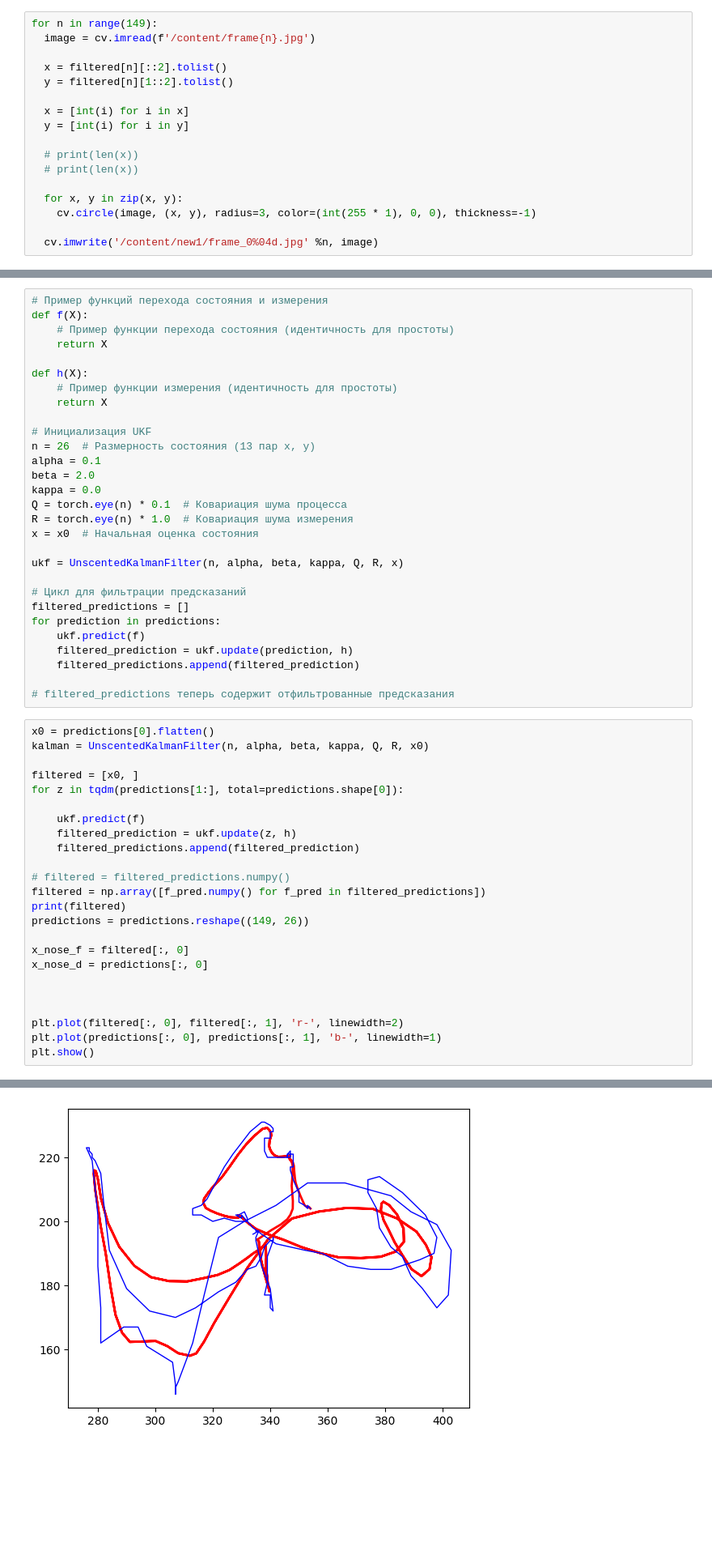
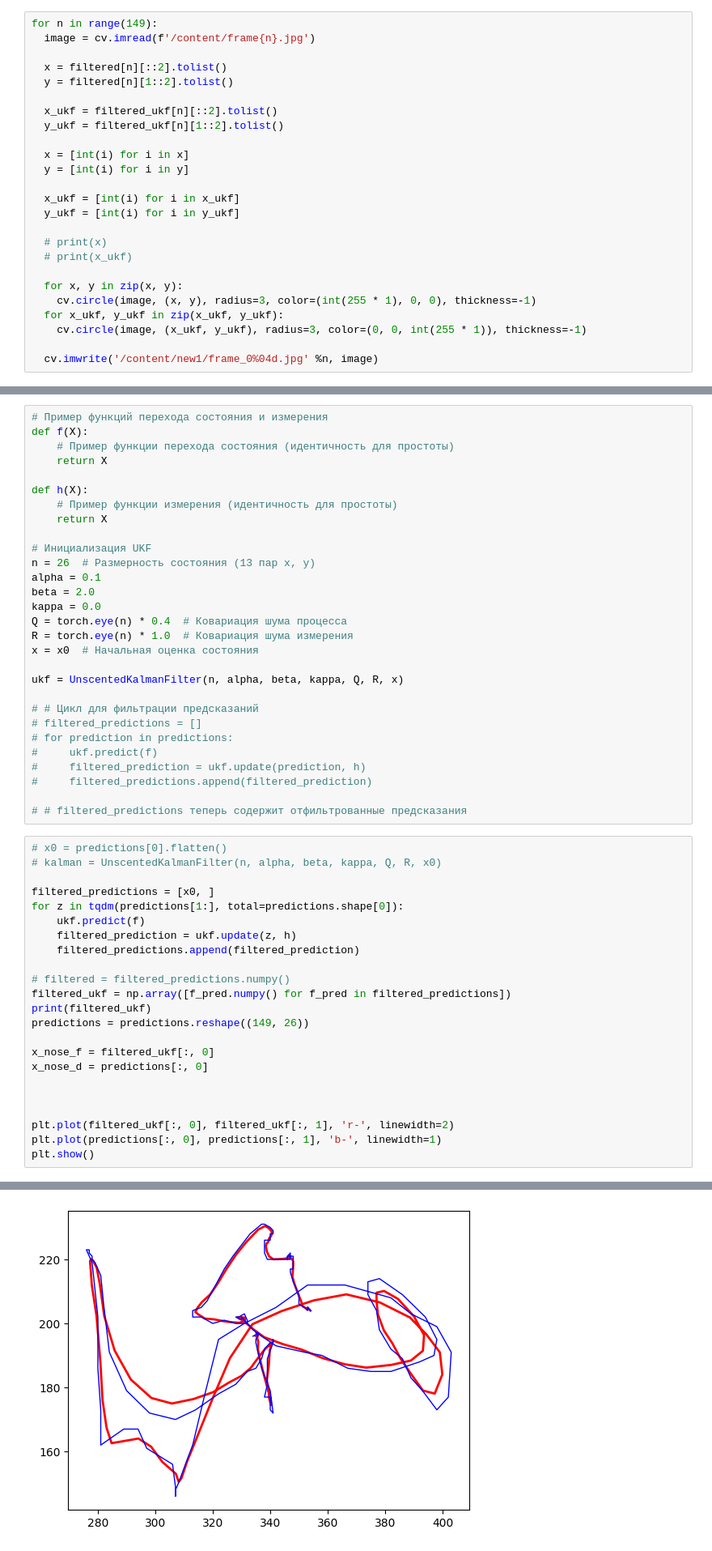
Before and after one commit to ann04ka/CV_exercises, a Jupyter notebook: Kalman.ipynb, the cells around one changed output, grey strips where cells are left out. Shown at 81% size. Cells and saved outputs as stored; diff of their text form; blank space fills up the shorter version.

```diff
--- a/Kalman.ipynb
+++ b/Kalman.ipynb
@@ -744,14 +769,22 @@ for n in range(149):
   x = filtered[n][::2].tolist()
   y = filtered[n][1::2].tolist()
 
+  x_ukf = filtered_ukf[n][::2].tolist()
+  y_ukf = filtered_ukf[n][1::2].tolist()
+
   x = [int(i) for i in x]
   y = [int(i) for i in y]
 
-  # print(len(x))
-  # print(len(x))
+  x_ukf = [int(i) for i in x_ukf]
+  y_ukf = [int(i) for i in y_ukf]
+
+  # print(x)
+  # print(x_ukf)
 
   for x, y in zip(x, y):
     cv.circle(image, (x, y), radius=3, color=(int(255 * 1), 0, 0), thickness=-1)
+  for x_ukf, y_ukf in zip(x_ukf, y_ukf):
+    cv.circle(image, (x_ukf, y_ukf), radius=3, color=(0, 0, int(255 * 1)), thickness=-1)
 
   cv.imwrite('/content/new1/frame_0%04d.jpg' %n, image)
 # %%
@@ -931,42 +964,41 @@ n = 26  # Размерность состояния (13 пар x, y)
 alpha = 0.1
 beta = 2.0
 kappa = 0.0
-Q = torch.eye(n) * 0.1  # Ковариация шума процесса
+Q = torch.eye(n) * 0.4  # Ковариация шума процесса
 R = torch.eye(n) * 1.0  # Ковариация шума измерения
 x = x0  # Начальная оценка состояния
 
 ukf = UnscentedKalmanFilter(n, alpha, beta, kappa, Q, R, x)
 
-# Цикл для фильтрации предсказаний
-filtered_predictions = []
-for prediction in predictions:
-    ukf.predict(f)
-    filtered_prediction = ukf.update(prediction, h)
-    filtered_predictions.append(filtered_prediction)
+# # Цикл для фильтрации предсказаний
+# filtered_predictions = []
+# for prediction in predictions:
+#     ukf.predict(f)
+#     filtered_prediction = ukf.update(prediction, h)
+#     filtered_predictions.append(filtered_prediction)
 
-# filtered_predictions теперь содержит отфильтрованные предсказания
+# # filtered_predictions теперь содержит отфильтрованные предсказания
 # %%
-x0 = predictions[0].flatten()
-kalman = UnscentedKalmanFilter(n, alpha, beta, kappa, Q, R, x0)
+# x0 = predictions[0].flatten()
+# kalman = UnscentedKalmanFilter(n, alpha, beta, kappa, Q, R, x0)
 
-filtered = [x0, ]
+filtered_predictions = [x0, ]
 for z in tqdm(predictions[1:], total=predictions.shape[0]):
-
     ukf.predict(f)
     filtered_prediction = ukf.update(z, h)
     filtered_predictions.append(filtered_prediction)
 
 # filtered = filtered_predictions.numpy()
-filtered = np.array([f_pred.numpy() for f_pred in filtered_predictions])
-print(filtered)
+filtered_ukf = np.array([f_pred.numpy() for f_pred in filtered_predictions])
+print(filtered_ukf)
 predictions = predictions.reshape((149, 26))
 
-x_nose_f = filtered[:, 0]
+x_nose_f = filtered_ukf[:, 0]
 x_nose_d = predictions[:, 0]
 
 
 
-plt.plot(filtered[:, 0], filtered[:, 1], 'r-', linewidth=2)
+plt.plot(filtered_ukf[:, 0], filtered_ukf[:, 1], 'r-', linewidth=2)
 plt.plot(predictions[:, 0], predictions[:, 1], 'b-', linewidth=1)
 plt.show()
 # %% [output]
@@ -980,4 +1012,4 @@ plt.show()
-[figure, old version]
+[figure, new version]
 # %%
 # %% [output]
 tensor([354., 204., 382., 179., 330., 179., 417., 190., 295., 188., 458., 306., 214., 306., 493., 441.,   0.,   0.,   0.,   0.,   0.,   0.,   0.,   0.,   0.,   0.])
```
Also changed, not shown: parts of 4 cells of this notebook.
